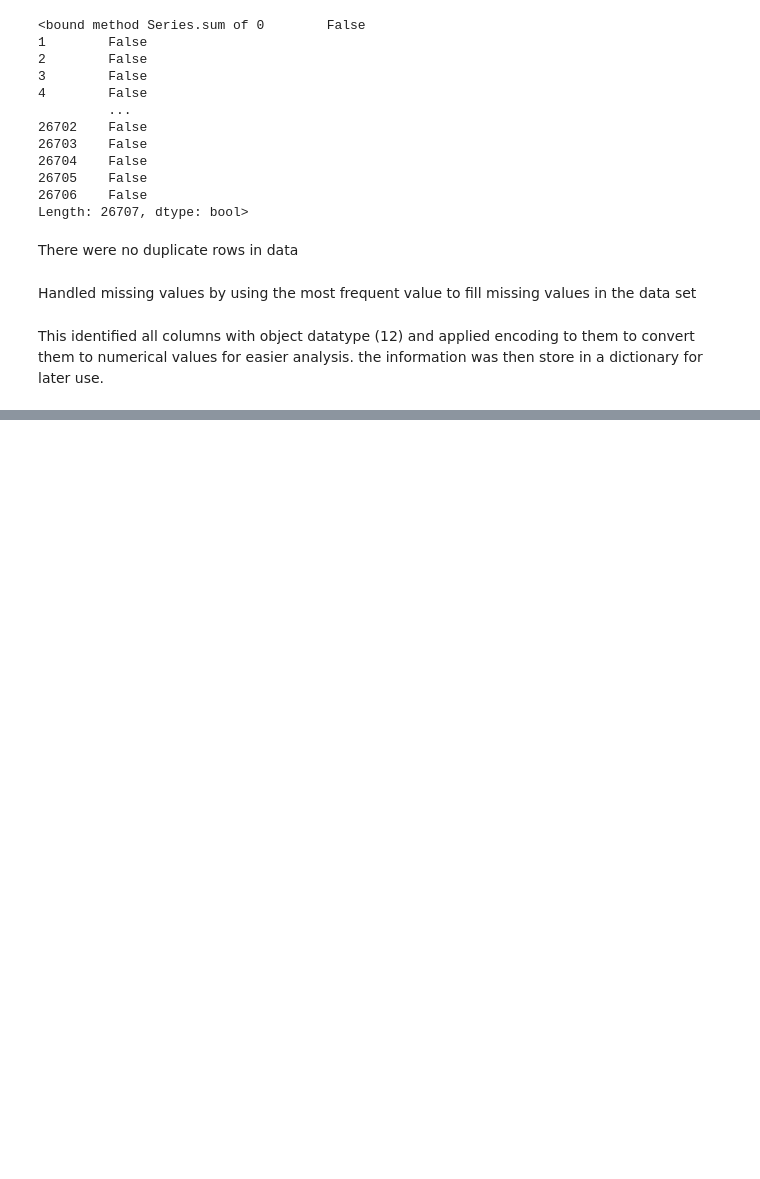
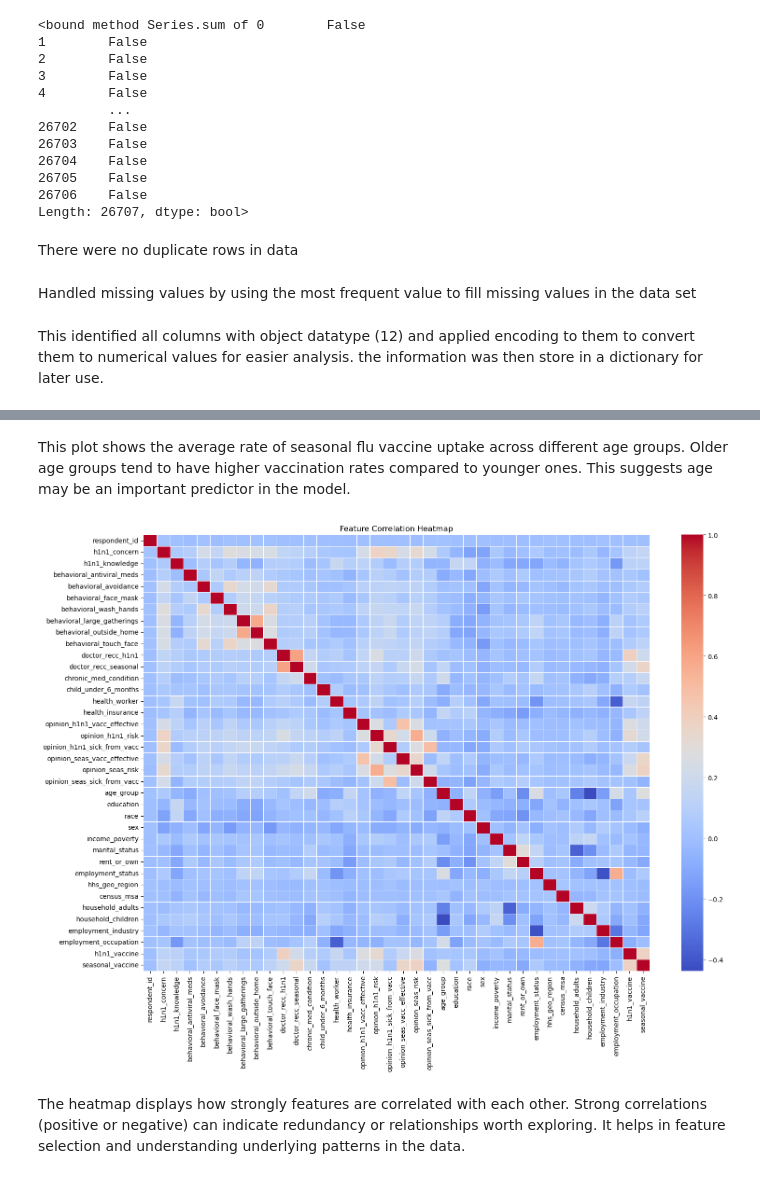
Before and after one commit to silam-art/Phase_3_Project-Sila, a Jupyter notebook: Flu_shot_prediction.ipynb, the cells around one changed output, grey strips where cells are left out. Saved outputs shown, nothing was run; the diff lists cells and outputs as text; code cells hidden in the pictures; blank space fills up the shorter version.

```diff
--- a/Flu_shot_prediction.ipynb
+++ b/Flu_shot_prediction.ipynb
@@ -132,0 +169,19 @@ This identified all columns with object datatype (12) and applied encoding to th
+# %% [markdown]
+This plot shows the average rate of seasonal flu vaccine uptake across different age groups.
+Older age groups tend to have higher vaccination rates compared to younger ones.
+This suggests age may be an important predictor in the model.
+# %%
+#Correlation analysis
+
+plt.figure(figsize=(16, 12))
+correlation_matrix = flu_df_imputed.corr()
+sns.heatmap(correlation_matrix, annot=False, cmap="coolwarm", linewidths=0.5)
+plt.title("Feature Correlation Heatmap")
+plt.tight_layout()
+plt.show()
+# %% [output]
+[figure, added]
+# %% [markdown]
+The heatmap displays how strongly features are correlated with each other.
+Strong correlations (positive or negative) can indicate redundancy or relationships worth exploring.
+It helps in feature selection and understanding underlying patterns in the data.
```
Also changed, not shown: parts of 4 cells of this notebook.
